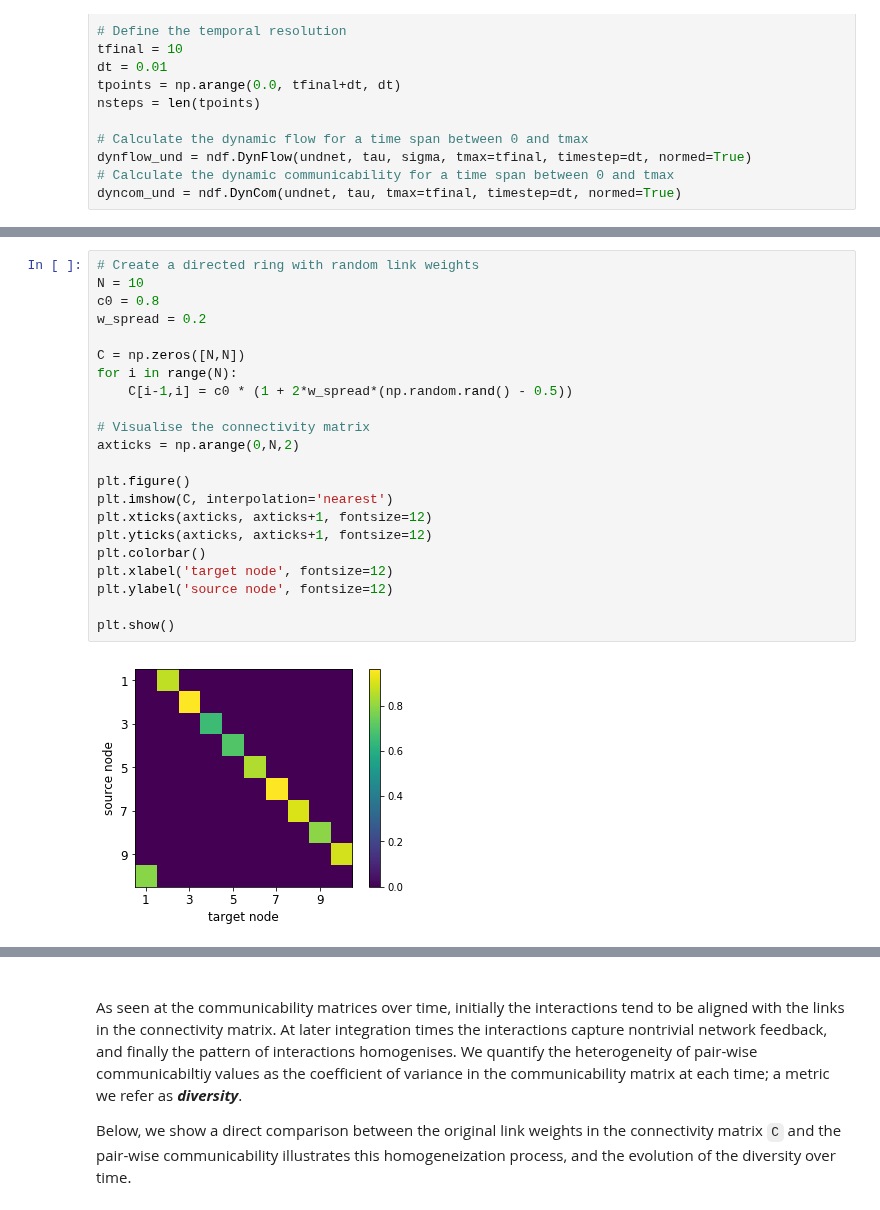
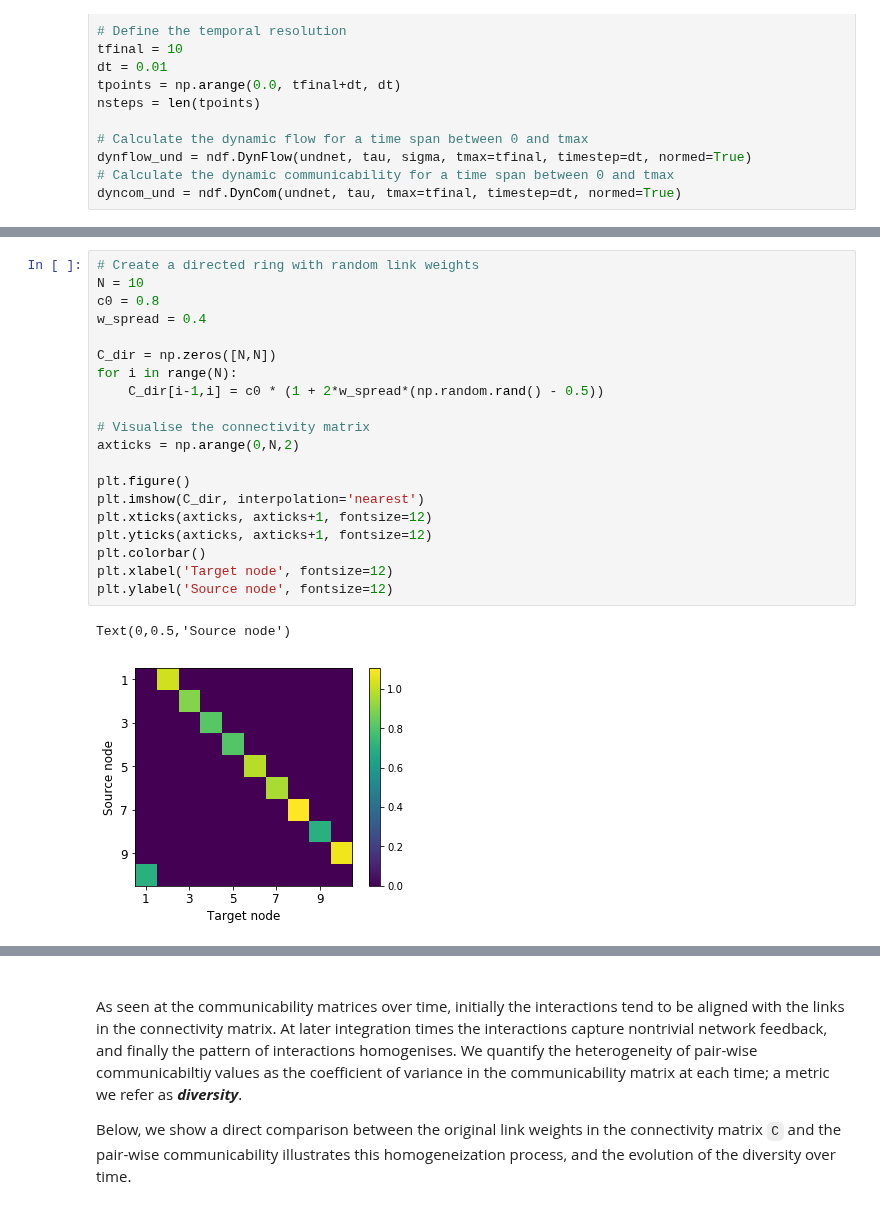
Before and after one commit to mb-BCA/NetDynFlow, a Jupyter notebook: Examples/Tutorial_1_Basics.ipynb, the cells around one changed output, grey strips where cells are left out. Saved outputs shown, nothing was run; the diff lists cells and outputs as text.

```diff
--- a/Examples/Tutorial_1_Basics.ipynb
+++ b/Examples/Tutorial_1_Basics.ipynb
@@ -385,27 +375,26 @@ Setting the number of nodes to *N = 4* would reproduce results in Figs. 2 and 3
 # %%
 # Create a directed ring with random link weights
 N = 10
 c0 = 0.8
-w_spread = 0.2
+w_spread = 0.4
 
-C = np.zeros([N,N])
+C_dir = np.zeros([N,N])
 for i in range(N):
-    C[i-1,i] = c0 * (1 + 2*w_spread*(np.random.rand() - 0.5))
+    C_dir[i-1,i] = c0 * (1 + 2*w_spread*(np.random.rand() - 0.5))
 
 # Visualise the connectivity matrix
 axticks = np.arange(0,N,2)
 
 plt.figure()
-plt.imshow(C, interpolation='nearest')
+plt.imshow(C_dir, interpolation='nearest')
 plt.xticks(axticks, axticks+1, fontsize=12)
 plt.yticks(axticks, axticks+1, fontsize=12)
 plt.colorbar()
-plt.xlabel('target node', fontsize=12)
-plt.ylabel('source node', fontsize=12)
-
-plt.show()
+plt.xlabel('Target node', fontsize=12)
+plt.ylabel('Source node', fontsize=12)
 # %% [output]
+Text(0,0.5,'Source node')
-[figure, old version]
+[figure, new version]
 # %%
 # Calculate the dynamic communicability
 # Define the temporal resolution for the "simulation"
```
Also changed, not shown: parts of 21 cells of this notebook, 2 other files.
